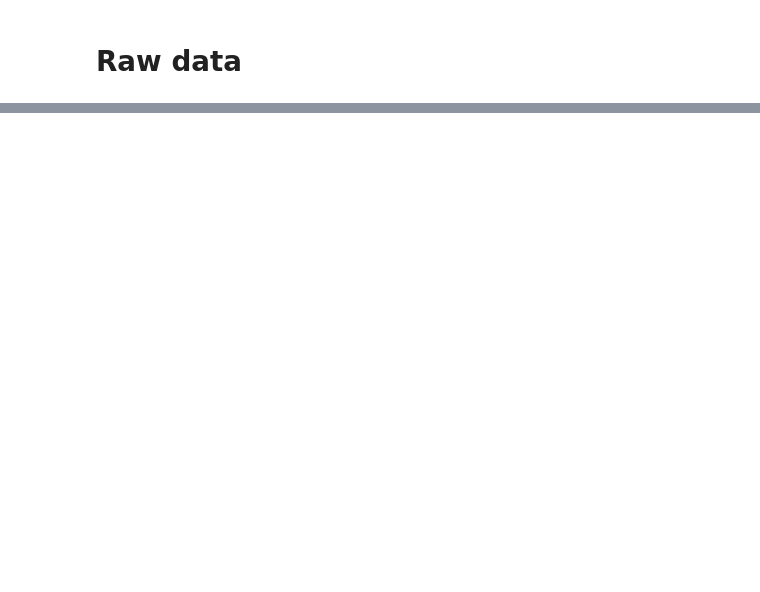
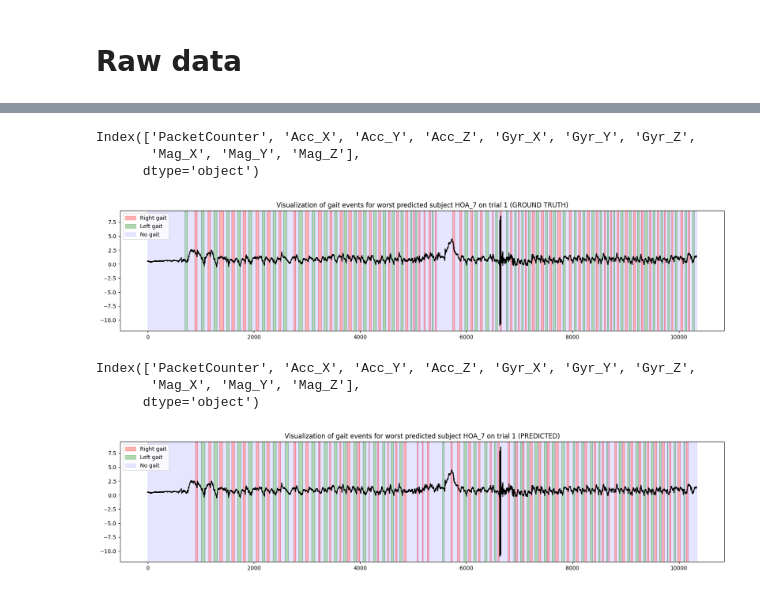
Before and after one commit to EnekoIsturitzSesma/Biosignal-ML-Analysis, a Jupyter notebook: notebooks/GAIT.ipynb, the cells around one changed output, grey strips where cells are left out. Cells and saved outputs as stored; diff of their text form; code cells hidden in the pictures; blank space fills up the shorter version.

```diff
--- a/notebooks/GAIT.ipynb
+++ b/notebooks/GAIT.ipynb
@@ -185,0 +321,29 @@ Mean f1-score per cohort:
+# %%
+path = base_path + f"/ortho/HOA/{worst_subj}/{worst_subj_trial}"
+
+plot_gait_detection(
+    y_true,
+    worst_subj_trial,
+    path,
+    title=f'Visualization of gait events for worst predicted subject {worst_subj} on trial 1 (GROUND TRUTH)',
+    sensor='LB',
+    signal_channel='Acc_Z',
+    process='raw')
+
+plot_gait_detection(
+    y_pred,
+    worst_subj_trial,
+    path,
+    title=f'Visualization of gait events for worst predicted subject {worst_subj} on trial 1 (PREDICTED)',
+    sensor='LB',
+    signal_channel='Acc_Z',
+    process='raw')
+# %% [output]
+Index(['PacketCounter', 'Acc_X', 'Acc_Y', 'Acc_Z', 'Gyr_X', 'Gyr_Y', 'Gyr_Z',
+       'Mag_X', 'Mag_Y', 'Mag_Z'],
+      dtype='object')
+[figure, added]
+Index(['PacketCounter', 'Acc_X', 'Acc_Y', 'Acc_Z', 'Gyr_X', 'Gyr_Y', 'Gyr_Z',
+       'Mag_X', 'Mag_Y', 'Mag_Z'],
+      dtype='object')
+[figure, added]
```
Also changed, not shown: parts of 22 cells of this notebook, 5 other files.
